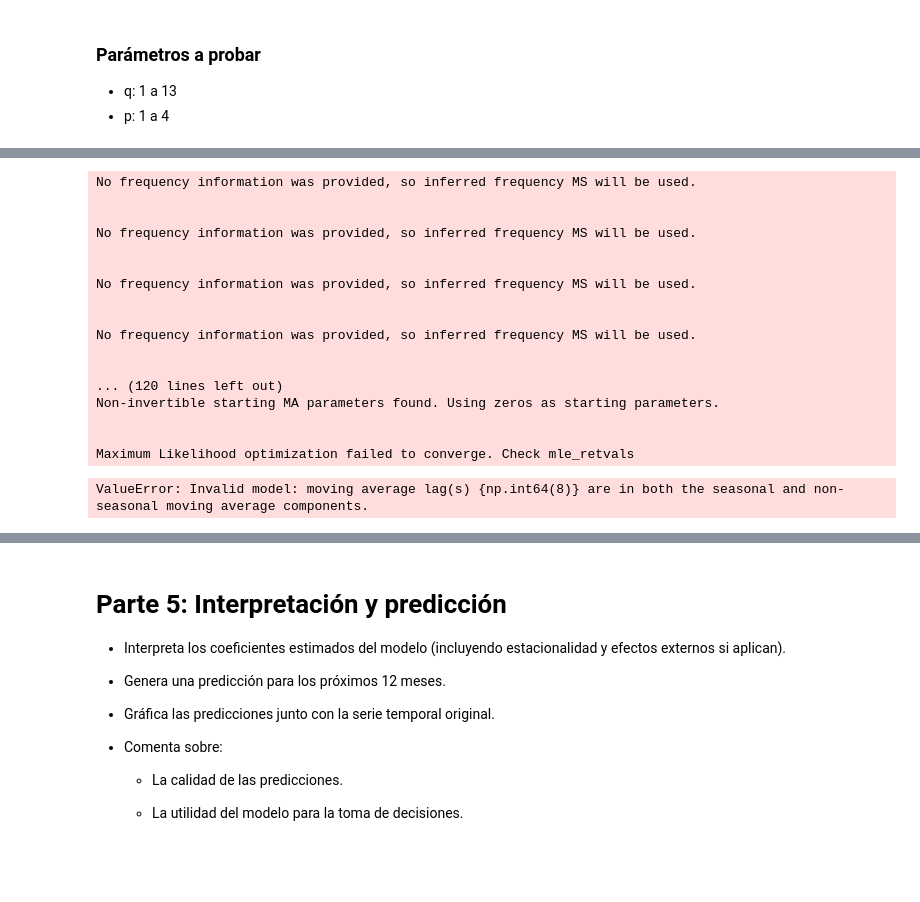
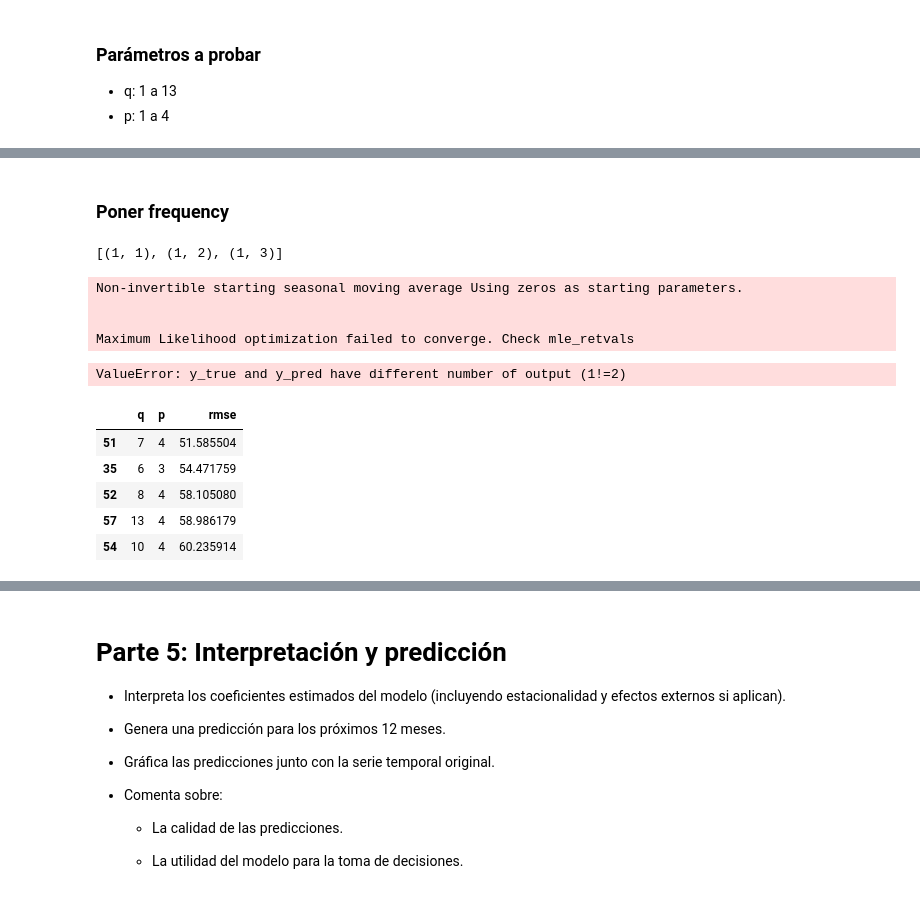
Before and after one commit to apelsito/laboratorio-modulo9-leccion02-series-temporales-sarima, a Jupyter notebook: jupyter/laboratorio-modulo9-leccion02-series-temporales-sarima.ipynb, the cells around one changed output, grey strips where cells are left out. Cells and saved outputs as stored; diff of their text form; code cells hidden in the pictures; blank space fills up the shorter version.

```diff
--- a/jupyter/laboratorio-modulo9-leccion02-series-temporales-sarima.ipynb
+++ b/jupyter/laboratorio-modulo9-leccion02-series-temporales-sarima.ipynb
@@ -259,3 +243,5 @@ df_c.set_index("Month-Year",inplace=True)
 datos_test = int(round(df_c.shape[0] * 0.2,0))
 y_train = df_c.iloc[:-datos_test]
 y_test = df_c.iloc[-datos_test:]
+# %% [markdown]
+### Poner frequency
@@ -261,0 +250,7 @@ y_test = df_c.iloc[-datos_test:]
+# %%
+ps = range(1,5)
+qs = range(1,16)
+combinaciones = list(product(ps, qs))
+combinaciones[:3]
+# %% [output]
+[(1, 1), (1, 2), (1, 3)]
@@ -262,10 +260,11 @@ y_test = df_c.iloc[-datos_test:]
 # %%
 resultados = {"q" : [], "p" : [], "rmse" : []}
-for p, q, _ in parametros:
+for p, q in combinaciones:
     modelo_sarima = SARIMAX(
     y_train,
     order = (p,1,q),
-    seasonal_order= (1,1,1,8)).fit(disp=False)
+    freq="MS",
+    seasonal_order= (1,1,1,16)).fit(disp=False)
 
     pred_y_test = modelo_sarima.predict(start= len(y_train),end = len(df_c)-1) # Le damos el tamaño del DF
     rmse = np.sqrt(mean_squared_error(pred_y_test,y_test))
@@ -273,23 +272,19 @@ for p, q, _ in parametros:
     resultados["p"].append(p)
     resultados["rmse"].append(rmse)
 
-pd.DataFrame(resultados).sort_values(by="rmse",ascending=True)
+df_modelos = pd.DataFrame(resultados).sort_values(by="rmse",ascending=True)
 # %% [output]
-No frequency information was provided, so inferred frequency MS will be used.
-
-
-No frequency information was provided, so inferred frequency MS will be used.
-
-
-No frequency information was provided, so inferred frequency MS will be used.
-
-
-No frequency information was provided, so inferred frequency MS will be used.
-
-
-... (120 lines left out)
-Non-invertible starting MA parameters found. Using zeros as starting parameters.
+Non-invertible starting seasonal moving average Using zeros as starting parameters.
 
 
 Maximum Likelihood optimization failed to converge. Check mle_retvals
-ValueError: Invalid model: moving average lag(s) {np.int64(8)} are in both the seasonal and non-seasonal moving average components.
+ValueError: y_true and y_pred have different number of output (1!=2)
+# %%
+df_modelos.head()
+# %% [output]
+|  | q | p | rmse |
+| 51 | 7 | 4 | 51.585504 |
+| 35 | 6 | 3 | 54.471759 |
+| 52 | 8 | 4 | 58.105080 |
+| 57 | 13 | 4 | 58.986179 |
+| 54 | 10 | 4 | 60.235914 |
```
Also changed, not shown: parts of 9 cells of this notebook.
